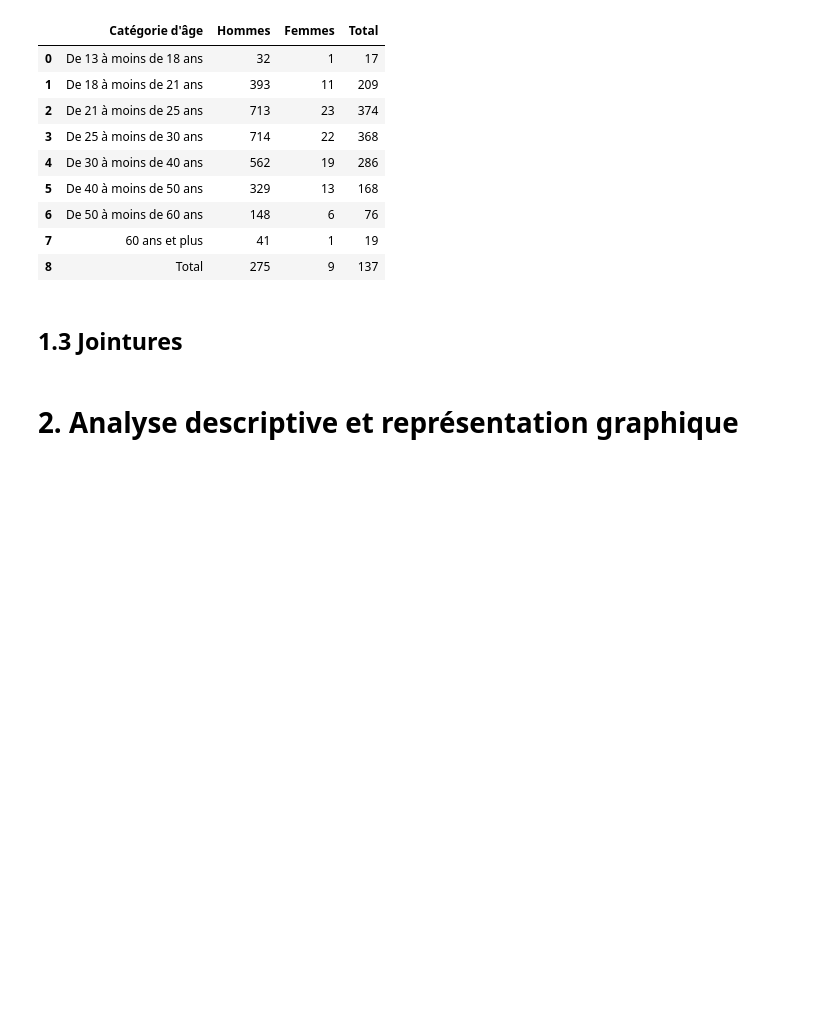
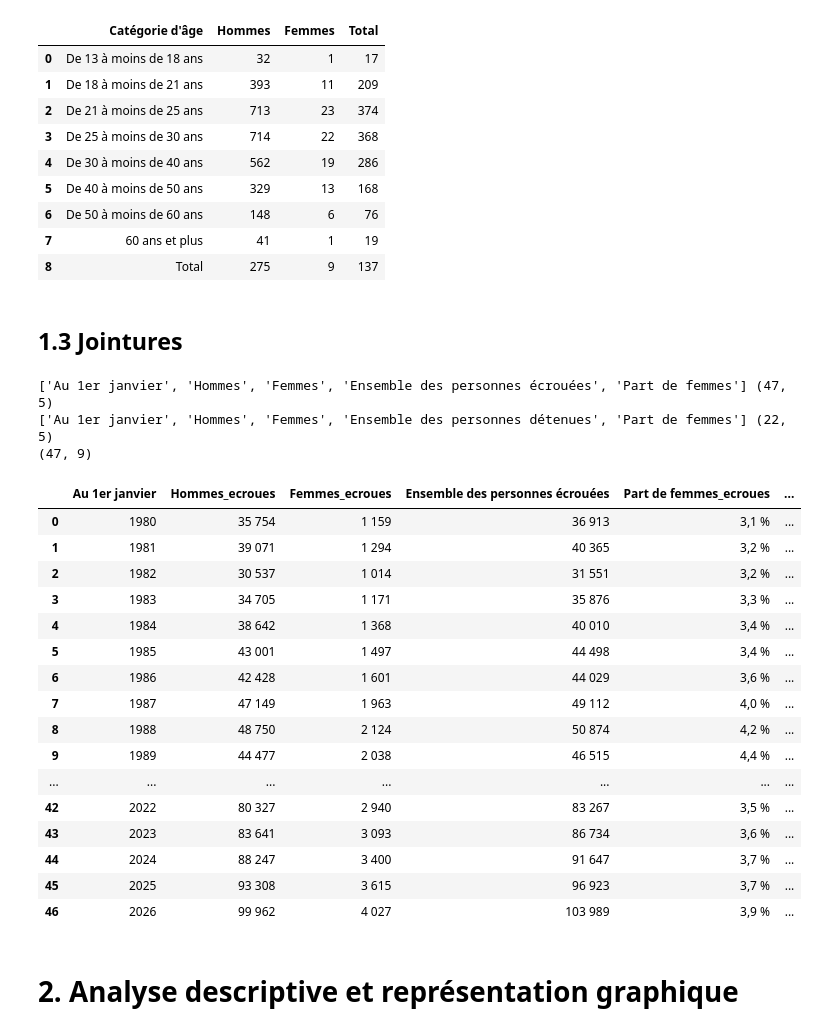
Before and after one commit to lili-dupont/python-for-data-science, a Jupyter notebook: code/notebook.ipynb, the cells around one changed output. Drawn from its saved outputs; the diff is of its cells as text; code cells hidden in the pictures; blank space fills up the shorter version.

```diff
--- a/code/notebook.ipynb
+++ b/code/notebook.ipynb
@@ -174,6 +174,41 @@ dico_dfcsv["df68"]
 # %% [markdown]
 ## 1.3 Jointures
 # %%
-# jointure des premier et deuxième tableaux
+# Jointure des tableaux 14 et 15
+
+print(dico_dfcsv["df14"].columns.tolist(), dico_dfcsv["df14"].shape)
+print(dico_dfcsv["df15"].columns.tolist(), dico_dfcsv["df15"].shape)
+
+jointure = pd.merge(
+    dico_dfcsv["df14"],
+    dico_dfcsv["df15"],
+    on="Au 1er janvier",
+    how="outer",
+    suffixes=("_ecroues", "_detenus"),
+    validate="one_to_one",
+)
+print(jointure.shape)
+jointure
+# %% [output]
+['Au 1er janvier', 'Hommes', 'Femmes', 'Ensemble des personnes écrouées', 'Part de femmes'] (47, 5)
+['Au 1er janvier', 'Hommes', 'Femmes', 'Ensemble des personnes détenues', 'Part de femmes'] (22, 5)
+(47, 9)
+|  | Au 1er janvier | Hommes_ecroues | Femmes_ecroues | Ensemble des personnes écrouées | Part de femmes_ecroues | ... |
+| 0 | 1980 | 35 754 | 1 159 | 36 913 | 3,1 % | ... |
+| 1 | 1981 | 39 071 | 1 294 | 40 365 | 3,2 % | ... |
+| 2 | 1982 | 30 537 | 1 014 | 31 551 | 3,2 % | ... |
+| 3 | 1983 | 34 705 | 1 171 | 35 876 | 3,3 % | ... |
+| 4 | 1984 | 38 642 | 1 368 | 40 010 | 3,4 % | ... |
+| 5 | 1985 | 43 001 | 1 497 | 44 498 | 3,4 % | ... |
+| 6 | 1986 | 42 428 | 1 601 | 44 029 | 3,6 % | ... |
+| 7 | 1987 | 47 149 | 1 963 | 49 112 | 4,0 % | ... |
+| 8 | 1988 | 48 750 | 2 124 | 50 874 | 4,2 % | ... |
+| 9 | 1989 | 44 477 | 2 038 | 46 515 | 4,4 % | ... |
+| ... | ... | ... | ... | ... | ... | ... |
+| 42 | 2022 | 80 327 | 2 940 | 83 267 | 3,5 % | ... |
+| 43 | 2023 | 83 641 | 3 093 | 86 734 | 3,6 % | ... |
+| 44 | 2024 | 88 247 | 3 400 | 91 647 | 3,7 % | ... |
+| 45 | 2025 | 93 308 | 3 615 | 96 923 | 3,7 % | ... |
+| 46 | 2026 | 99 962 | 4 027 | 103 989 | 3,9 % | ... |
 # %% [markdown]
 # 2. Analyse descriptive et représentation graphique
```
Also changed, not shown: parts of 2 cells of this notebook.
